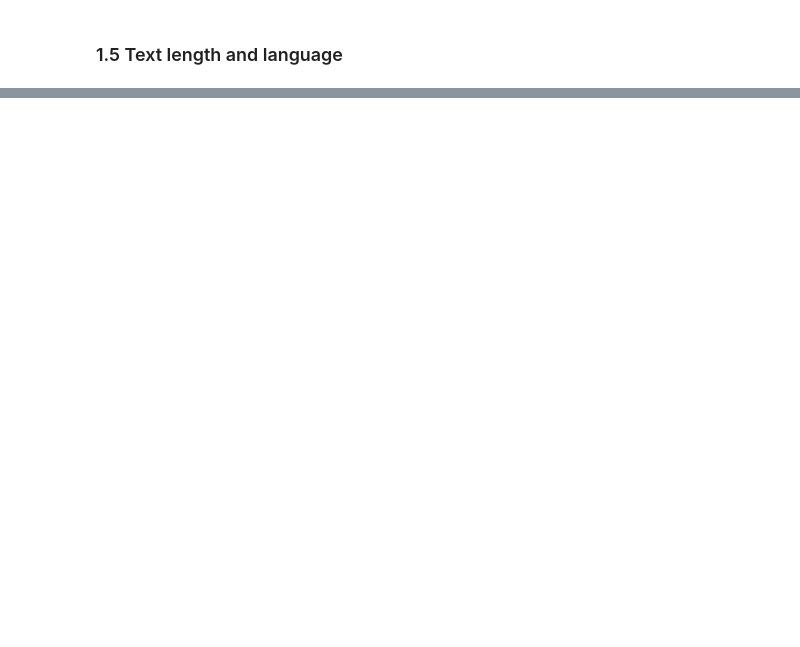
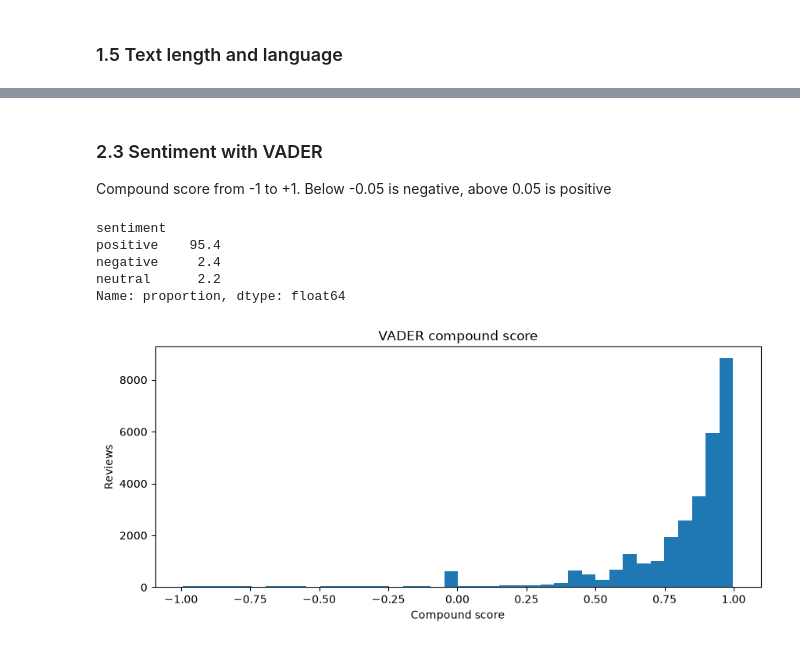
Before and after one commit to gui-buissa/str-guest-feedback-nlp, a Jupyter notebook: notebooks/phase2_exploration.ipynb, the cells around one changed output, grey strips where cells are left out. Cells and saved outputs as stored; diff of their text form; code cells hidden in the pictures; blank space fills up the shorter version.

```diff
--- a/notebooks/phase2_exploration.ipynb
+++ b/notebooks/phase2_exploration.ipynb
@@ -545,0 +210,32 @@ Tool: Claude (Claude Code), used as a coding assistant.
+# %% [markdown]
+### 2.3 Sentiment with VADER
+
+Compound score from -1 to +1. Below -0.05 is negative, above 0.05 is positive
+# %%
+analyser = SentimentIntensityAnalyzer()
+sample["compound"] = [analyser.polarity_scores(t)["compound"] for t in sample["text"]]
+
+def vader_label(score):
+    if score < -0.05:
+        return "negative"
+    if score > 0.05:
+        return "positive"
+    return "neutral"
+
+sample["sentiment"] = sample["compound"].apply(vader_label)
+sample["is_negative"] = sample["sentiment"] == "negative"
+print((sample["sentiment"].value_counts(normalize=True) * 100).round(1))
+
+plt.figure(figsize=(10, 4))
+plt.hist(sample["compound"], bins=40)
+plt.title("VADER compound score")
+plt.xlabel("Compound score")
+plt.ylabel("Reviews")
+plt.show()
+# %% [output]
+sentiment
+positive    95.4
+negative     2.4
+neutral      2.2
+Name: proportion, dtype: float64
+[figure, added]
```
Also changed, not shown: parts of 71 cells of this notebook, 1 other file.
